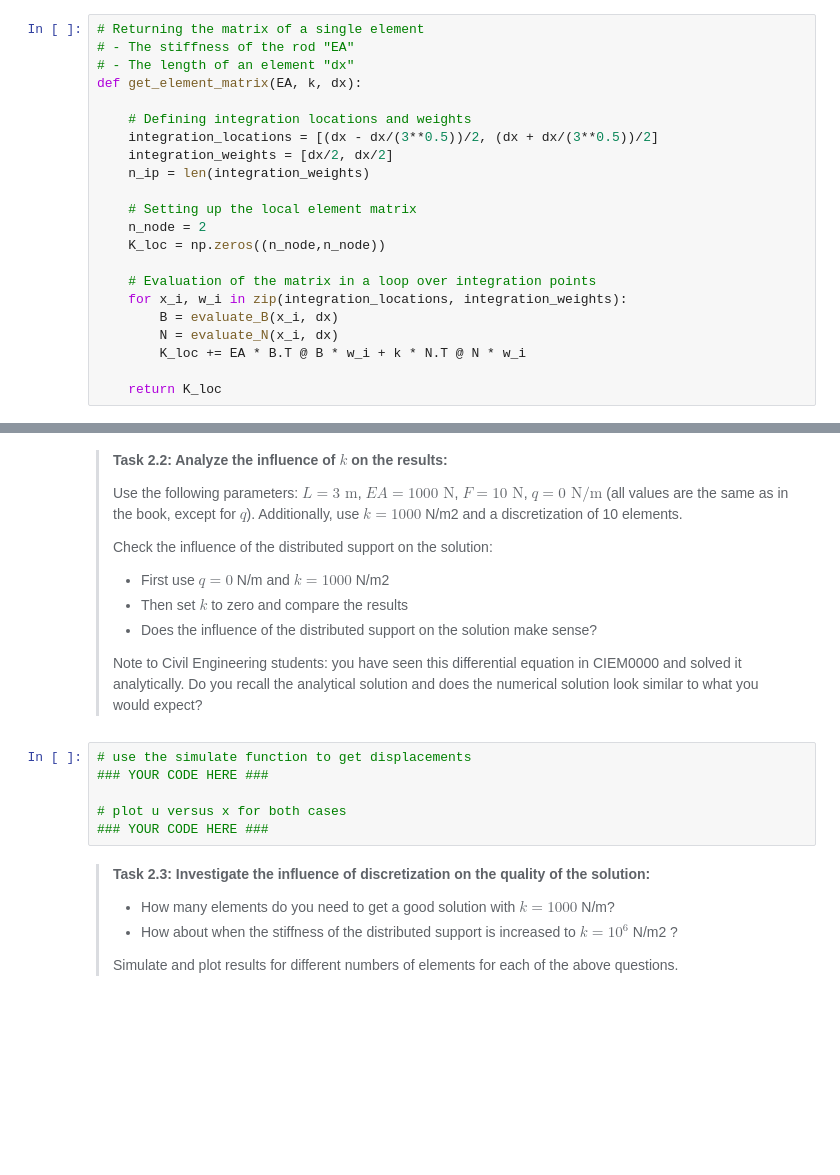
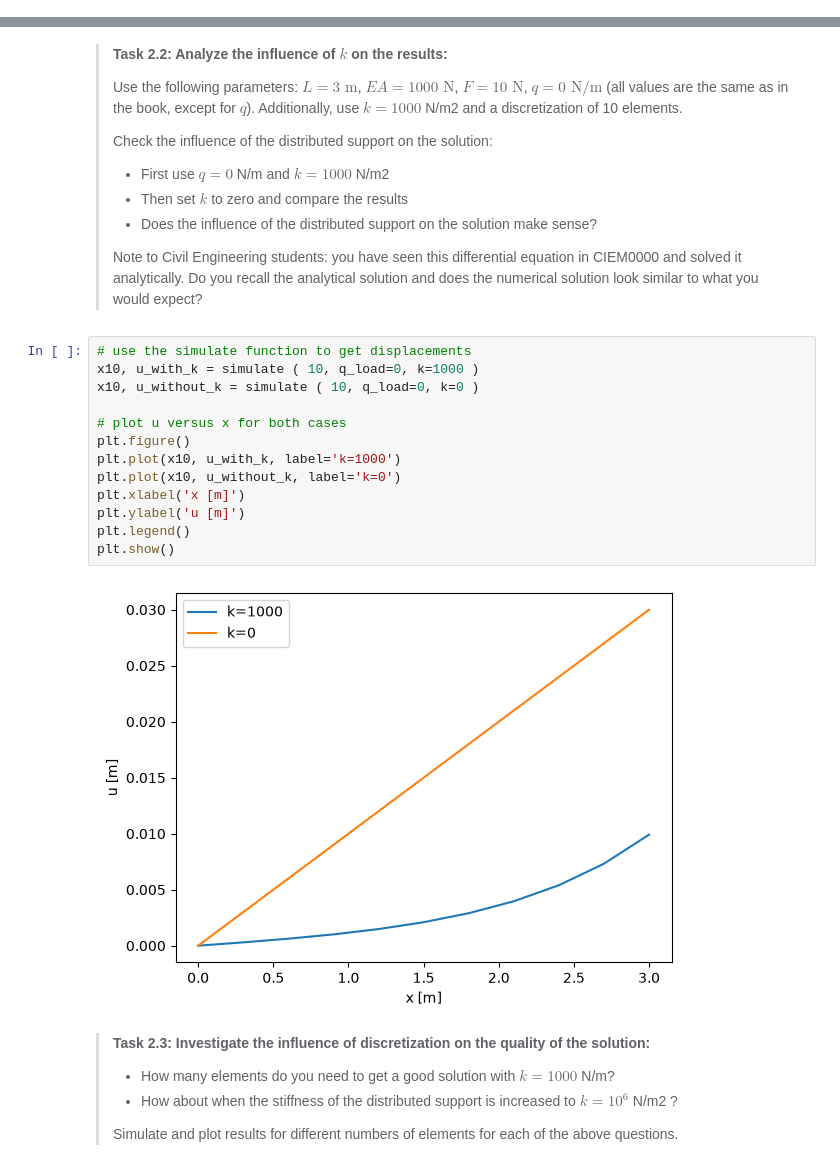
Before and after one commit to sembouman/WS2.2, a Jupyter notebook: WS_2_2.ipynb, the cells around one changed output, grey strips where cells are left out. Cells and saved outputs as stored; diff of their text form; blank space fills up the shorter version.

```diff
--- a/WS_2_2.ipynb
+++ b/WS_2_2.ipynb
@@ -62,25 +62,3 @@ def evaluate_N(x_local, dx):
 # - The element size "dx"
 def evaluate_B(x_local, dx):
     return np.array([[-1/dx, 1/dx]])
-# %%
-# Returning the matrix of a single element
-# - The stiffness of the rod "EA"
-# - The length of an element "dx"
-def get_element_matrix(EA, k, dx):
-
-    # Defining integration locations and weights
-    integration_locations = [(dx - dx/(3**0.5))/2, (dx + dx/(3**0.5))/2]
-    integration_weights = [dx/2, dx/2]
-    n_ip = len(integration_weights)
-
-    # Setting up the local element matrix
-    n_node = 2
-    K_loc = np.zeros((n_node,n_node))
-
-    # Evaluation of the matrix in a loop over integration points
-    for x_i, w_i in zip(integration_locations, integration_weights):
-        B = evaluate_B(x_i, dx)
-        N = evaluate_N(x_i, dx)
-        K_loc += EA * B.T @ B * w_i + k * N.T @ N * w_i
-
-    return K_loc
@@ -98,10 +156,19 @@ def get_element_matrix(EA, k, dx):
 > Note to Civil Engineering students: you have seen this differential equation in CIEM0000 and solved it analytically. Do you recall the analytical solution and does the numerical solution look similar to what you would expect?
 # %%
 # use the simulate function to get displacements
-### YOUR CODE HERE ###
+x10, u_with_k = simulate ( 10, q_load=0, k=1000 )
+x10, u_without_k = simulate ( 10, q_load=0, k=0 )
 
 # plot u versus x for both cases
-### YOUR CODE HERE ###
+plt.figure()
+plt.plot(x10, u_with_k, label='k=1000')
+plt.plot(x10, u_without_k, label='k=0')
+plt.xlabel('x [m]')
+plt.ylabel('u [m]')
+plt.legend()
+plt.show()
+# %% [output]
+[figure, added]
 # %% [markdown]
 > **Task 2.3: Investigate the influence of discretization on the quality of the solution:**
 >
```
Also changed, not shown: parts of 2 cells of this notebook.
